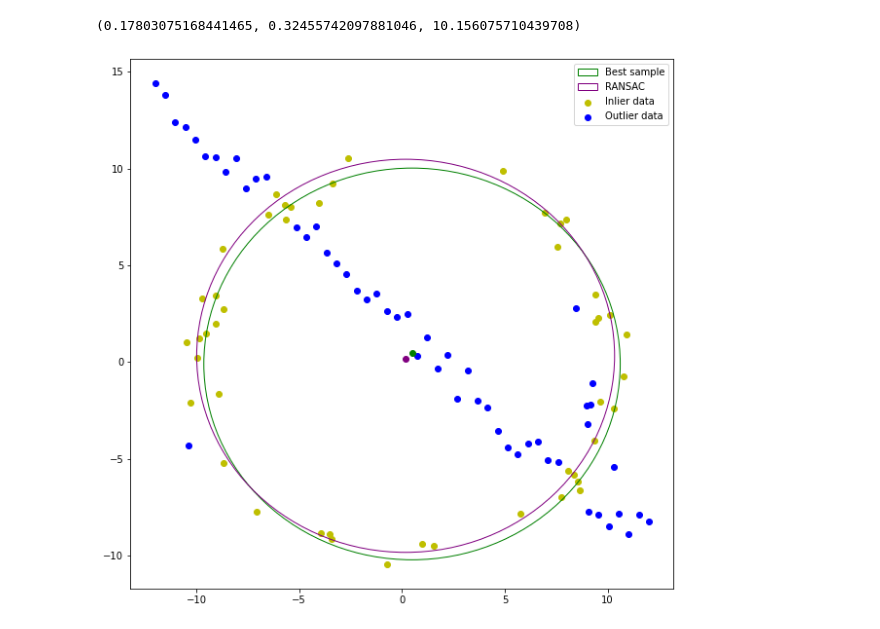
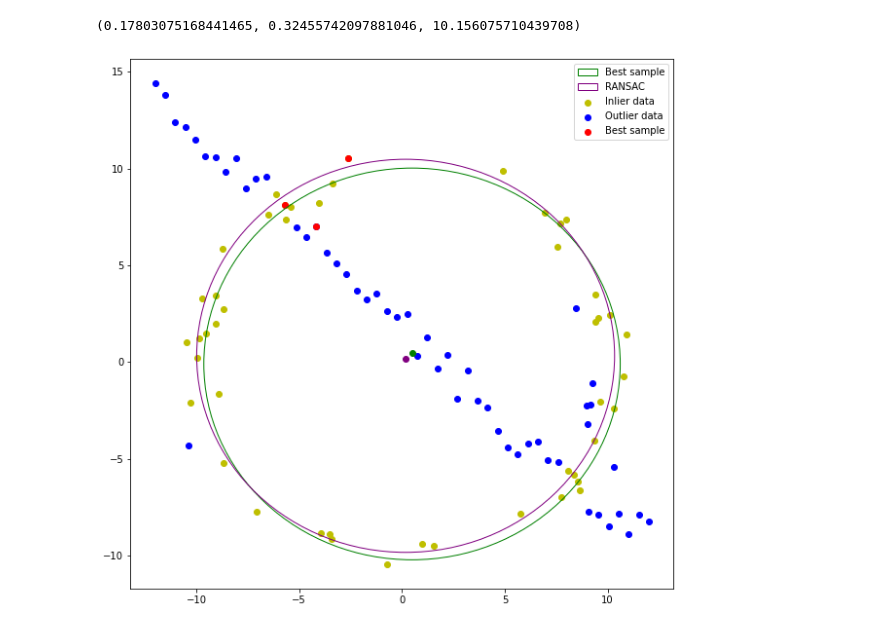
Before and after one commit to ChathurangaMMP/EN2550_Image_Processing_Exercises, a Jupyter notebook: Assignment 2/Assignment 02.ipynb, the cells around one changed output. Drawn from its saved outputs; the diff is of its cells as text; code cells hidden in the pictures.

```diff
--- a/Assignment 2/Assignment 02.ipynb
+++ b/Assignment 2/Assignment 02.ipynb
@@ -93,17 +93,18 @@ ransac.model_finder()
 # %%
 fig,ax=plt.subplots(figsize=(10,10))
 ax.scatter(np.array(best_samp.inliers)[:,0],np.array(best_samp.inliers)[:,1],c='y',label='Inlier data')
 ax.scatter(np.array(best_samp.outliers)[:,0],np.array(best_samp.outliers)[:,1],c='b',label='Outlier data')
 
 circle1 = plt.Circle((best_samp.best_model[0], best_samp.best_model[1]), best_samp.best_model[2], color='green',fill=False,label='Best sample')
 ax.add_patch(circle1)
 
 circle2 = plt.Circle((ransac.best_model[0], ransac.best_model[1]), ransac.best_model[2], color='purple',fill=False,label='RANSAC')
 ax.add_patch(circle2)
 
+ax.scatter(np.array(best_samp.points)[:,0],np.array(best_samp.points)[:,1],c='r',label='Best sample')
 ax.scatter(best_samp.best_model[0],best_samp.best_model[0],c='green')
 ax.scatter(ransac.best_model[0],ransac.best_model[0],c='purple')
 ax.legend(loc='upper right')
 plt.show()
 # %% [output]
-[figure, old version]
+[figure, new version]
```
Also changed, not shown: 2 other files.
